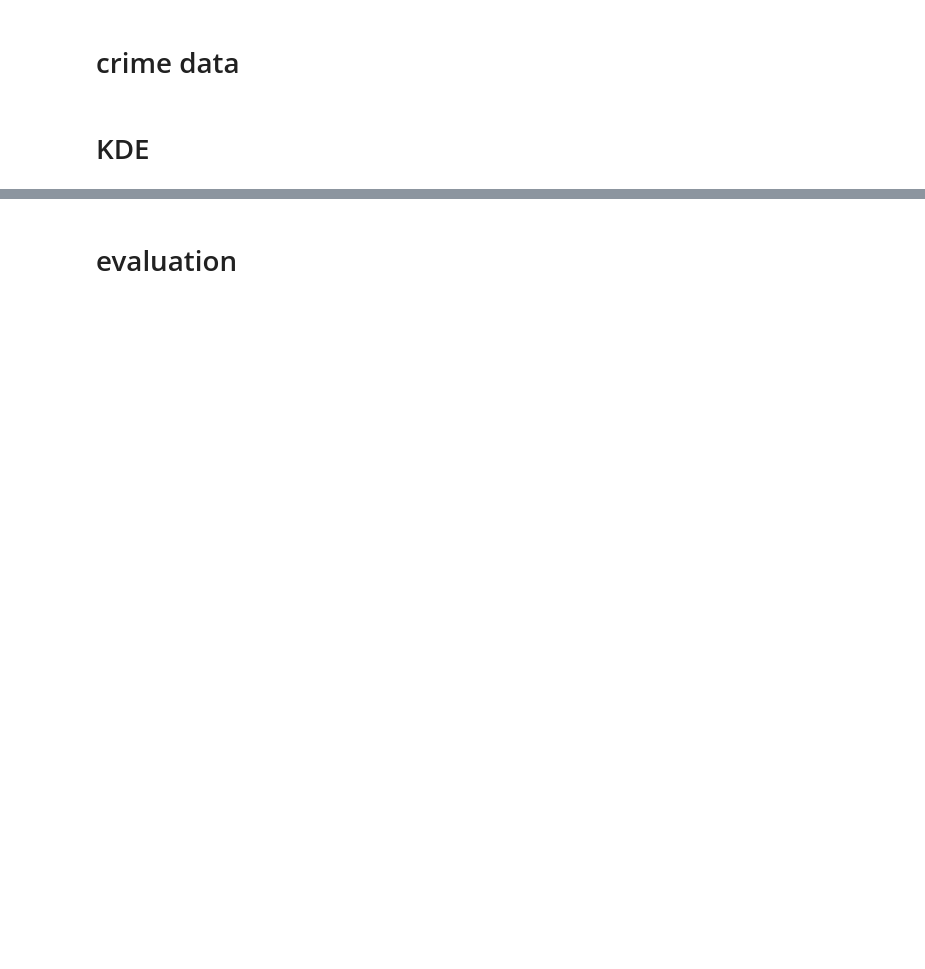
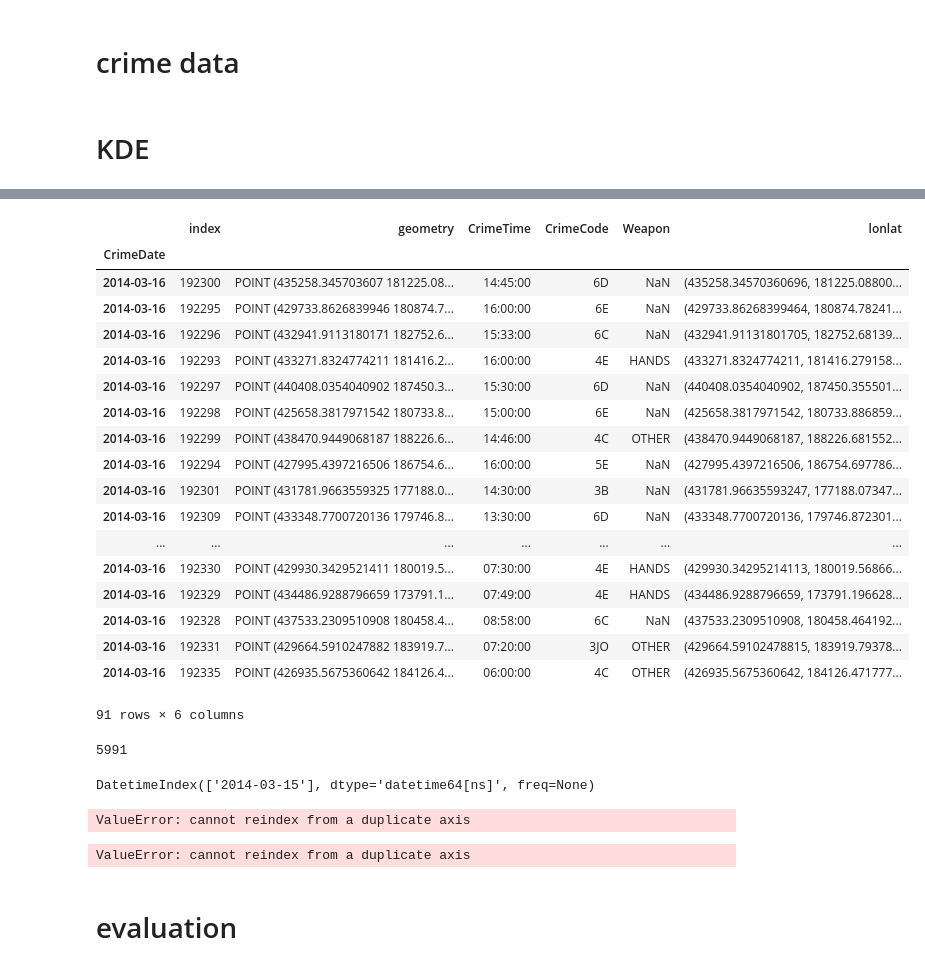
Before and after one commit to JHWu92/public-safety-baltimore, a Jupyter notebook: kde-on-crime.ipynb, the cells around one changed output, grey strips where cells are left out. Cells and saved outputs as stored; diff of their text form; code cells hidden in the pictures; blank space fills up the shorter version.

```diff
--- a/kde-on-crime.ipynb
+++ b/kde-on-crime.ipynb
@@ -141,2 +187,63 @@ grids_with_result, test_dates = kde_rolling(crimes.loc[dates[:70]], grids.copy()
+# %%
+test
+# %% [output]
+|  | index | geometry | CrimeTime | CrimeCode | Weapon | lonlat |
+| CrimeDate |  |  |  |  |  |  |
+| 2014-03-16 | 192300 | POINT (435258.345703607 181225.08... | 14:45:00 | 6D | NaN | (435258.34570360696, 181225.08800... |
+| 2014-03-16 | 192295 | POINT (429733.8626839946 180874.7... | 16:00:00 | 6E | NaN | (429733.86268399464, 180874.78241... |
+| 2014-03-16 | 192296 | POINT (432941.9113180171 182752.6... | 15:33:00 | 6C | NaN | (432941.91131801705, 182752.68139... |
+| 2014-03-16 | 192293 | POINT (433271.8324774211 181416.2... | 16:00:00 | 4E | HANDS | (433271.8324774211, 181416.279158... |
+| 2014-03-16 | 192297 | POINT (440408.0354040902 187450.3... | 15:30:00 | 6D | NaN | (440408.0354040902, 187450.355501... |
+| 2014-03-16 | 192298 | POINT (425658.3817971542 180733.8... | 15:00:00 | 6E | NaN | (425658.3817971542, 180733.886859... |
+| 2014-03-16 | 192299 | POINT (438470.9449068187 188226.6... | 14:46:00 | 4C | OTHER | (438470.9449068187, 188226.681552... |
+| 2014-03-16 | 192294 | POINT (427995.4397216506 186754.6... | 16:00:00 | 5E | NaN | (427995.4397216506, 186754.697786... |
+| 2014-03-16 | 192301 | POINT (431781.9663559325 177188.0... | 14:30:00 | 3B | NaN | (431781.96635593247, 177188.07347... |
+| 2014-03-16 | 192309 | POINT (433348.7700720136 179746.8... | 13:30:00 | 6D | NaN | (433348.7700720136, 179746.872301... |
+| ... | ... | ... | ... | ... | ... | ... |
+| 2014-03-16 | 192330 | POINT (429930.3429521411 180019.5... | 07:30:00 | 4E | HANDS | (429930.34295214113, 180019.56866... |
+| 2014-03-16 | 192329 | POINT (434486.9288796659 173791.1... | 07:49:00 | 4E | HANDS | (434486.9288796659, 173791.196628... |
+| 2014-03-16 | 192328 | POINT (437533.2309510908 180458.4... | 08:58:00 | 6C | NaN | (437533.2309510908, 180458.464192... |
+| 2014-03-16 | 192331 | POINT (429664.5910247882 183919.7... | 07:20:00 | 3JO | OTHER | (429664.59102478815, 183919.79378... |
+| 2014-03-16 | 192335 | POINT (426935.5675360642 184126.4... | 06:00:00 | 4C | OTHER | (426935.5675360642, 184126.471777... |
+91 rows × 6 columns
+# %%
+grids.index.nunique()
+# %% [output]
+5991
+# %%
+test_in_grids.index.unique()
+# %% [output]
+DatetimeIndex(['2014-03-15'], dtype='datetime64[ns]', freq=None)
+# %%
+test_in_grids = gp.sjoin(test, grids)
+# %% [output]
+ValueError: cannot reindex from a duplicate axis
+# %%
+data = crimes.loc[dates_eval]
+grids= grids.copy()
+bw=bw
+return_test_dates=True
+verbose=False
+pt_col='lonlat'
+test_dates = []
+for i, (train, test) in enumerate(rolling_window(data, verbose=verbose)):
+    test_date_str = test.index.unique()[0].strftime('%Y-%m-%d')
+    test_dates.append(test_date_str)
+    if verbose:
+        print(train.shape, test.shape, test.index.unique()[0].strftime('%Y-%m-%d'))
+    # kde
+    kde = KernelDensity(bandwidth=bw)
+    kde.fit(train[pt_col].tolist())
+    pdf = np.exp(kde.score_samples(grids['cxcy'].tolist()))
+    grids['density_'+test_date_str] = pdf
+    # test in grids
+    test_in_grids = gp.sjoin(test, grids)
+    grids =grids.join(test_in_grids.groupby('index_right').agg({'index':'count'}), how='left')\
+                    .rename(columns={'index':'num_crimes_'+test_date_str}).fillna(0)
+
+    if (i+1) % 20==0:
+        print(i, 'round')
+# %% [output]
+ValueError: cannot reindex from a duplicate axis
 # %% [markdown]
 # evaluation
```
Also changed, not shown: parts of 15 cells of this notebook.
